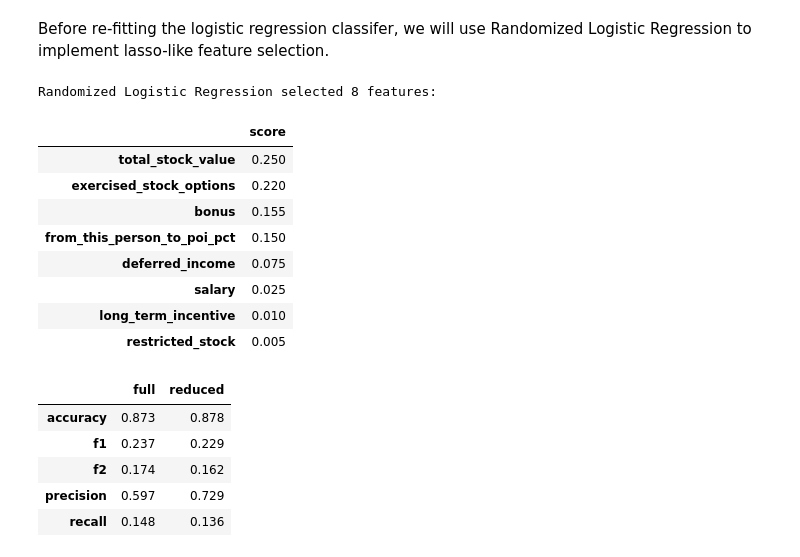
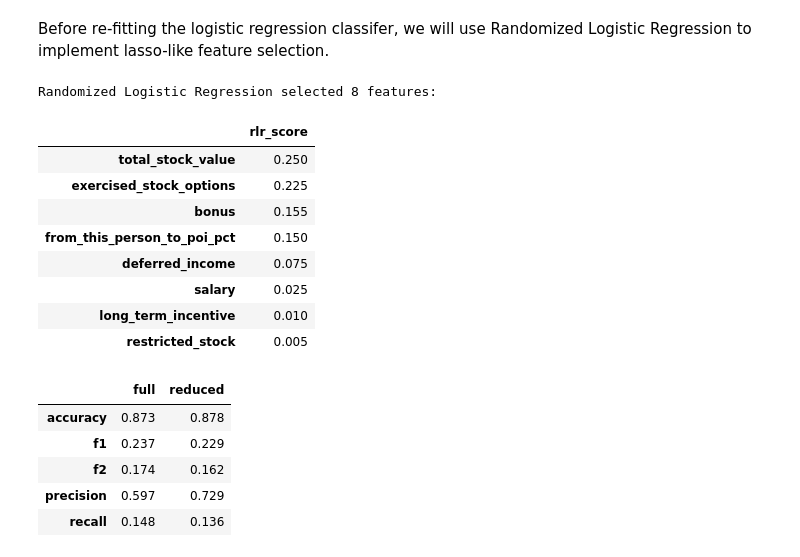
Before and after one commit to nyjgary/udacity_nanodegree, a Jupyter notebook: Enron/Enron.ipynb, the cells around one changed output. Saved outputs shown, nothing was run; the diff lists cells and outputs as text; code cells hidden in the pictures.

```diff
--- a/Enron/Enron.ipynb
+++ b/Enron/Enron.ipynb
@@ -355,22 +355,21 @@ The goal of the assignment is to fit a model that achieves a minimum of 0.30 acr
 Before re-fitting the logistic regression classifer, we will use Randomized Logistic Regression to implement lasso-like feature selection.
 # %%
 from sklearn.linear_model import RandomizedLogisticRegression
-from sklearn.linear_model import lasso_stability_path
 
 data = featureFormat(dataset, features_list, sort_keys = True)
 labels, features = targetFeatureSplit(data)
 rlr = make_pipeline(MinMaxScaler(),
                     RandomizedLogisticRegression(random_state = 42)).fit(features, labels)
-rlr_scores = pd.DataFrame({'score': rlr.steps[1][1].scores_.tolist()}, features_list[1:]).round(3)
-rlr_selection = rlr_scores[rlr_scores['score']>0]
+rlr_scores = pd.DataFrame({'rlr_score': rlr.steps[1][1].scores_.tolist()}, features_list[1:]).round(3)
+rlr_selection = rlr_scores[rlr_scores['rlr_score']>0]
 
 print "Randomized Logistic Regression selected %d features:" % (len(rlr_selection))
-rlr_selection.sort('score', ascending=False)
+rlr_selection.sort('rlr_score', ascending=False)
 # %% [output]
 Randomized Logistic Regression selected 8 features:
-|  | score |
+|  | rlr_score |
 | total_stock_value | 0.250 |
-| exercised_stock_options | 0.220 |
+| exercised_stock_options | 0.225 |
 | bonus | 0.155 |
 | from_this_person_to_poi_pct | 0.150 |
 | deferred_income | 0.075 |
```
Also changed, not shown: parts of 14 cells of this notebook, 8 other files.
